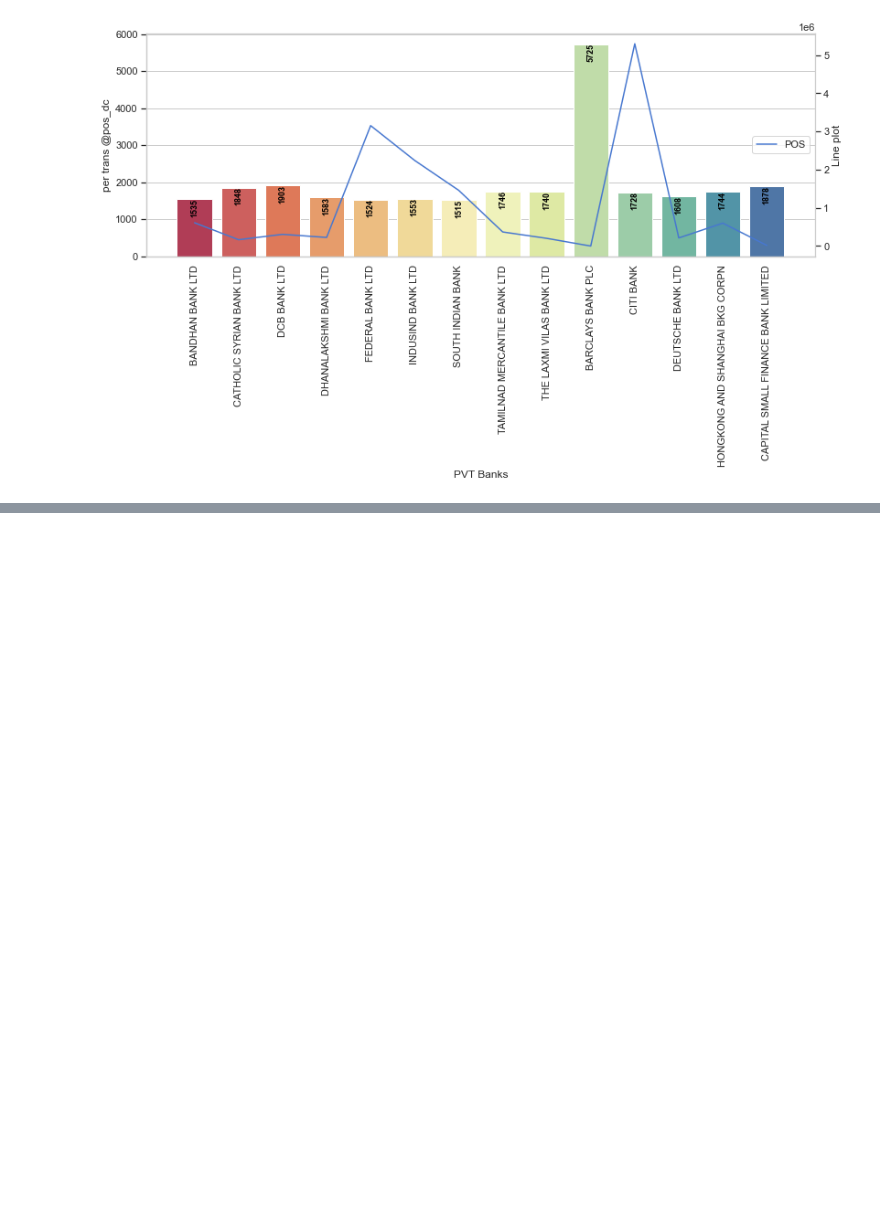
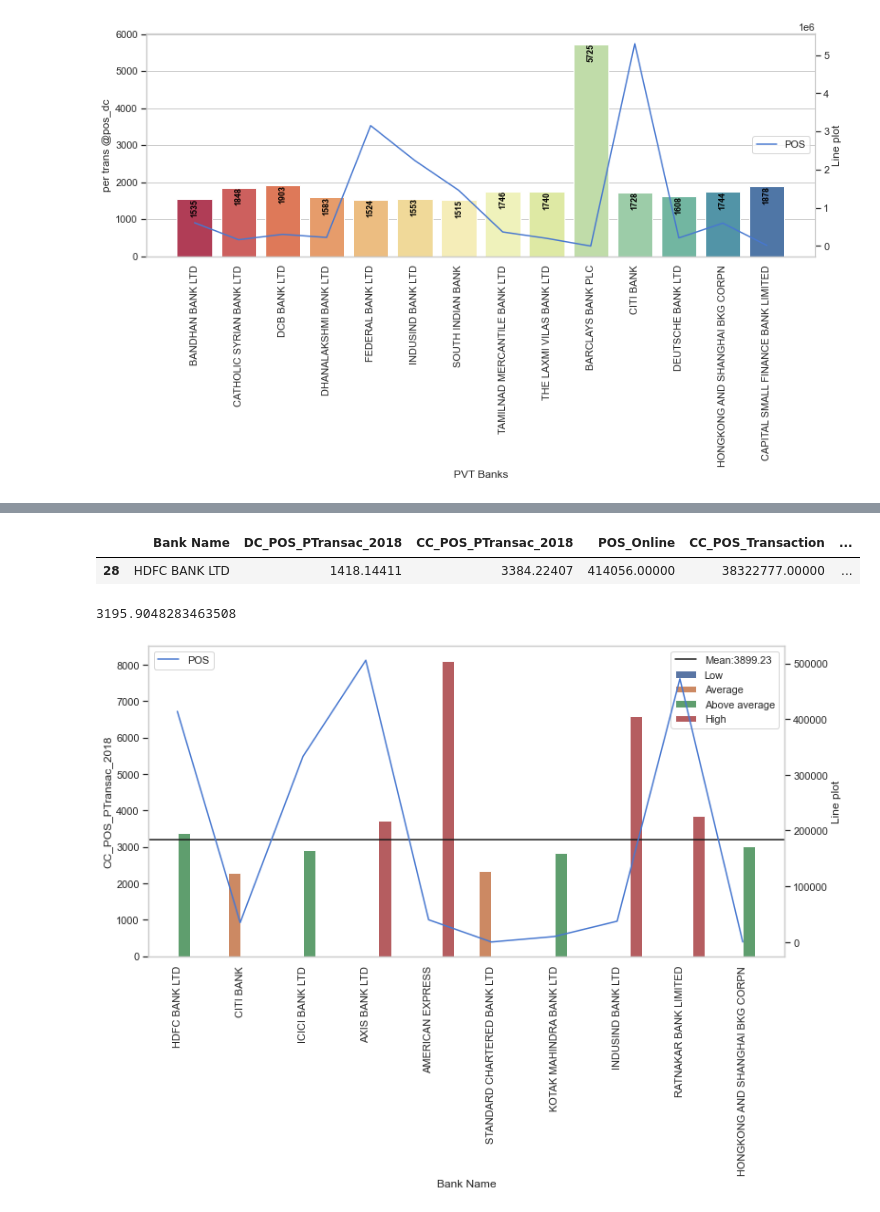
Before and after one commit to amartyasanyal12/Dump_HDFC, a Jupyter notebook: bank.ipynb, the cells around one changed output, grey strips where cells are left out. Saved outputs shown, nothing was run; the diff lists cells and outputs as text; code cells hidden in the pictures; blank space fills up the shorter version.

```diff
--- a/bank.ipynb
+++ b/bank.ipynb
@@ -1479,0 +1589,32 @@ plt.legend(loc='right')
+# %%
+top10_cc_pos2018=bin_pvt_CCPOS.sort_values(by='CC_POS_Transaction',ascending=False).head(10)
+top10_cc_pos2018['POS_Online']=top10_cc_pos2018['POS_Online'].fillna(0)
+# %%
+top10_cc_pos2018.head(1)
+# %% [output]
+|  | Bank Name | DC_POS_PTransac_2018 | CC_POS_PTransac_2018 | POS_Online | CC_POS_Transaction | ... |
+| 28 | HDFC BANK LTD | 1418.14411 | 3384.22407 | 414056.00000 | 38322777.00000 | ... |
+# %%
+z11=top10_cc_pos2018.CC_POS_PTransac_2018.median()
+z11
+# %% [output]
+3195.9048283463508
+# %%
+plt.figure(figsize=(12,6))
+sns.barplot(data=top10_cc_pos2018,x='Bank Name',y='CC_POS_PTransac_2018',hue='Combined_category_CC')
+plt.axhline(z11,color='k',linestyle="-",label='Mean:3899.23')
+plt.legend()
+plt.grid(False)
+plt.xticks(rotation=90)
+
+x = top10_cc_pos2018["Bank Name"]
+y = top10_cc_pos2018["POS_Online"]
+axes2 = plt.twinx()
+axes2.plot(x, y, color='b',label='POS')
+axes2.set_ylabel('Line plot')
+plt.grid(False)
+plt.legend(loc='upper left')
+
+plt.show()
+# %% [output]
+[figure, added]
```
Also changed, not shown: parts of 51 cells of this notebook.
